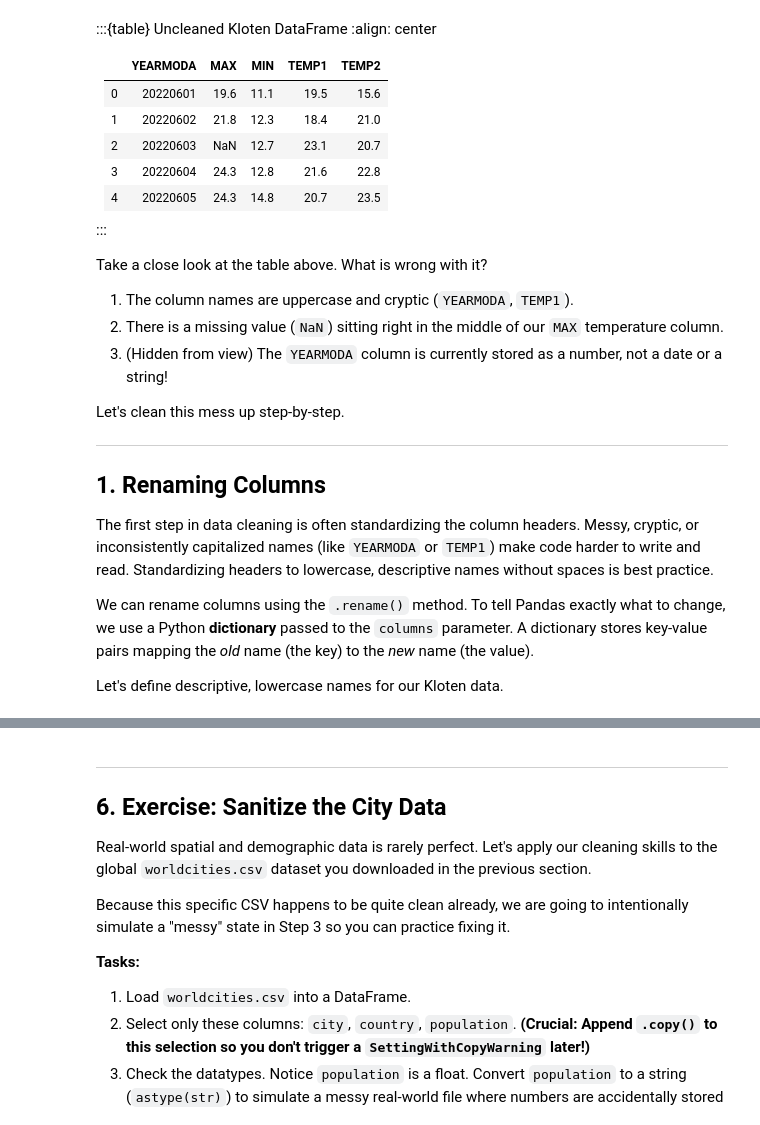
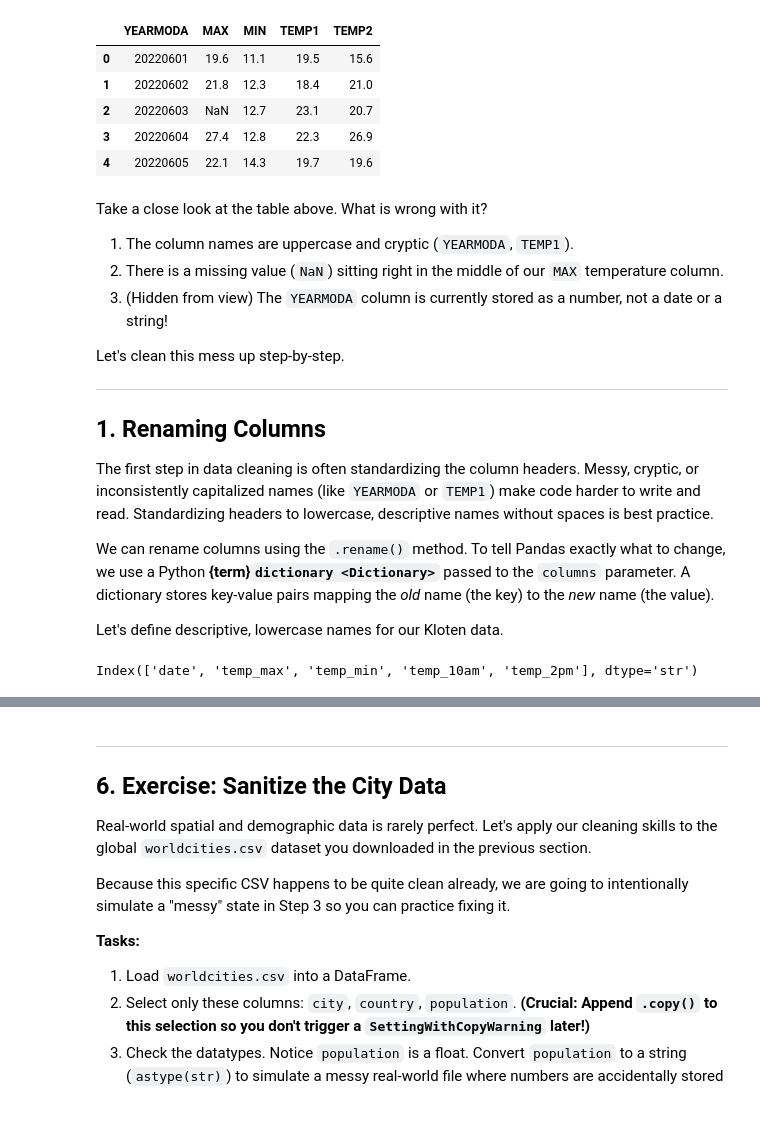
Before and after one commit to HendrikWulf/sds210-jb, a Jupyter notebook: book/08_L06_data-frames/04_cleaning.ipynb, the cells around one changed output, grey strips where cells are left out. Saved outputs shown, nothing was run; the diff lists cells and outputs as text; code cells hidden in the pictures.

```diff
--- a/book/08_L06_data-frames/04_cleaning.ipynb
+++ b/book/08_L06_data-frames/04_cleaning.ipynb
@@ -23,29 +37,24 @@ In this section, we will learn standard techniques to programmatically clean a d
 # %%
 import pandas as pd
 
 # Define relative path to the file
-fp = "kloten_summer_2022.txt"
+fp = "data/kloten_summer_2022.txt"
 
 # Read data, skipping the top 10 rows of metadata
 data = pd.read_csv(fp, skiprows=10)
 
 # Inspect the first few rows of the uncleaned data
 display(data.head())
+# %% [output]
+|  | YEARMODA | MAX | MIN | TEMP1 | TEMP2 |
+| 0 | 20220601 | 19.6 | 11.1 | 19.5 | 15.6 |
+| 1 | 20220602 | 21.8 | 12.3 | 18.4 | 21.0 |
+| 2 | 20220603 | NaN | 12.7 | 23.1 | 20.7 |
+| 3 | 20220604 | 27.4 | 12.8 | 22.3 | 26.9 |
+| 4 | 20220605 | 22.1 | 14.3 | 19.7 | 19.6 |
 # %% [markdown]
-:::{table} Uncleaned Kloten DataFrame
-:align: center
+Take a close look at the table above. What is wrong with it?
 
-|   | YEARMODA | MAX  | MIN  | TEMP1 | TEMP2 |
-|---|----------|------|------|-------|-------|
-| 0 | 20220601 | 19.6 | 11.1 | 19.5  | 15.6  |
-| 1 | 20220602 | 21.8 | 12.3 | 18.4  | 21.0  |
-| 2 | 20220603 | NaN  | 12.7 | 23.1  | 20.7  |
-| 3 | 20220604 | 24.3 | 12.8 | 21.6  | 22.8  |
-| 4 | 20220605 | 24.3 | 14.8 | 20.7  | 23.5  |
-
-:::
-
-Take a close look at the table above. What is wrong with it?
 1. The column names are uppercase and cryptic (`YEARMODA`, `TEMP1`).
 2. There is a missing value (`NaN`) sitting right in the middle of our `MAX` temperature column.
 3. (Hidden from view) The `YEARMODA` column is currently stored as a number, not a date or a string!
@@ -58,7 +67,7 @@ Let's clean this mess up step-by-step.
 
 The first step in data cleaning is often standardizing the column headers. Messy, cryptic, or inconsistently capitalized names (like `YEARMODA` or `TEMP1`) make code harder to write and read. Standardizing headers to lowercase, descriptive names without spaces is best practice.
 
-We can rename columns using the `.rename()` method. To tell Pandas exactly what to change, we use a Python **dictionary** passed to the `columns` parameter. A dictionary stores key-value pairs mapping the *old* name (the key) to the *new* name (the value).
+We can rename columns using the `.rename()` method. To tell Pandas exactly what to change, we use a Python **{term}`dictionary <Dictionary>`** passed to the `columns` parameter. A dictionary stores key-value pairs mapping the *old* name (the key) to the *new* name (the value).
 
 Let's define descriptive, lowercase names for our Kloten data.
 # %%
@@ -76,4 +85,6 @@ data = data.rename(columns=new_names)
 
 # View the clean headers
 print(data.columns)
+# %% [output]
+Index(['date', 'temp_max', 'temp_min', 'temp_10am', 'temp_2pm'], dtype='str')
 # %% [markdown]
```
Also changed, not shown: parts of 23 cells of this notebook, 13 other files.
